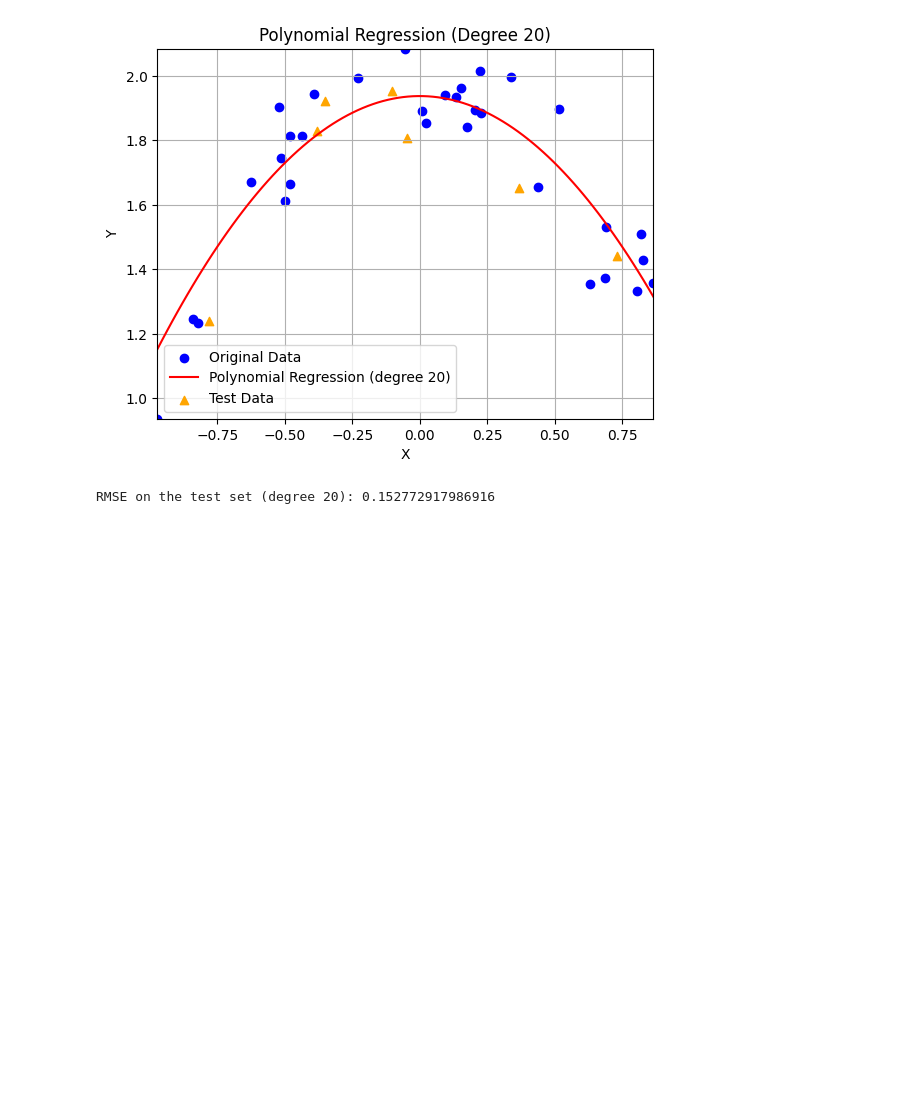
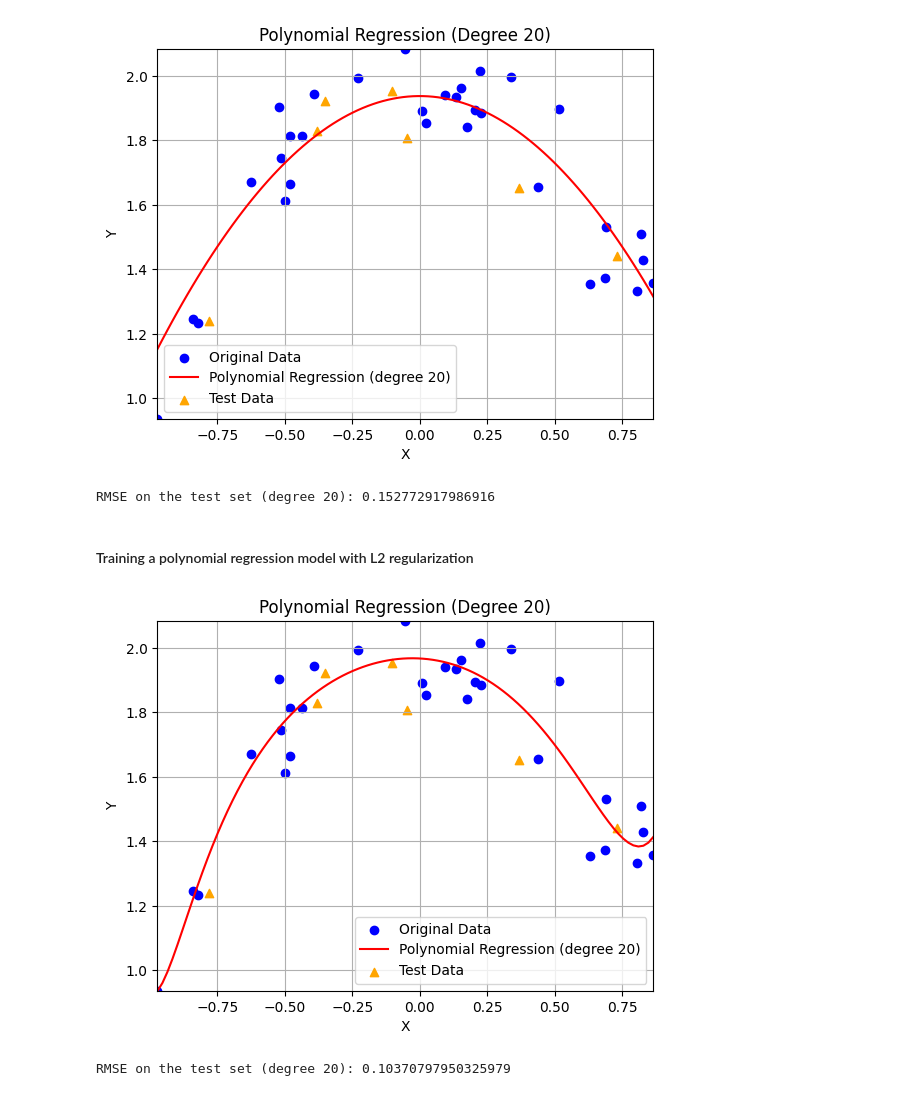
Before and after one commit to JayZeus999/Math-For-ML, a Jupyter notebook: Grokking-ML/Polynomial_regression_regularization.ipynb, the cells around one changed output. Saved outputs shown, nothing was run; the diff lists cells and outputs as text; code cells hidden in the pictures; blank space fills up the shorter version.

Commit message:
Use L2 regularization

```diff
--- a/Grokking-ML/Polynomial_regression_regularization.ipynb
+++ b/Grokking-ML/Polynomial_regression_regularization.ipynb
@@ -232,3 +232,17 @@ square_loss_L1_reg = evaluate_model(model_L1_reg, X_test, Y_test, degree_used)
 print(f"RMSE on the test set (degree {degree_used}): {square_loss_L1_reg}")
 # %% [output]
 RMSE on the test set (degree 20): 0.152772917986916
+# %% [markdown]
+#### Training a polynomial regression model with L2 regularization
+# %%
+l2_penalty = 0.01
+# Train with L2 (Ridge) regularization
+model_L2_reg = train_polynomial_regression(X_train, Y_train, degree_used, 'L2', l2_penalty)
+plot_polynomial_regression(model_L2_reg, X_train, Y_train, degree_used, X_test, Y_test)
+# %% [output]
+[figure, added]
+# %%
+square_loss_L2_reg = evaluate_model(model_L2_reg, X_test, Y_test, degree_used)
+print(f"RMSE on the test set (degree {degree_used}): {square_loss_L2_reg}")
+# %% [output]
+RMSE on the test set (degree 20): 0.10370797950325979
```
